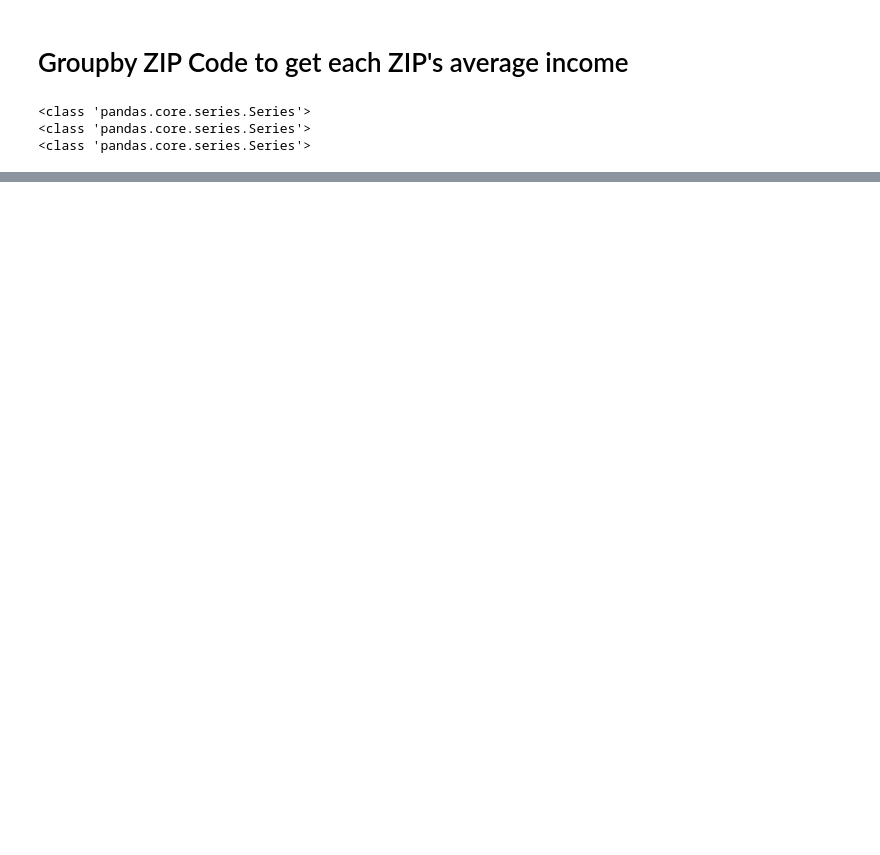
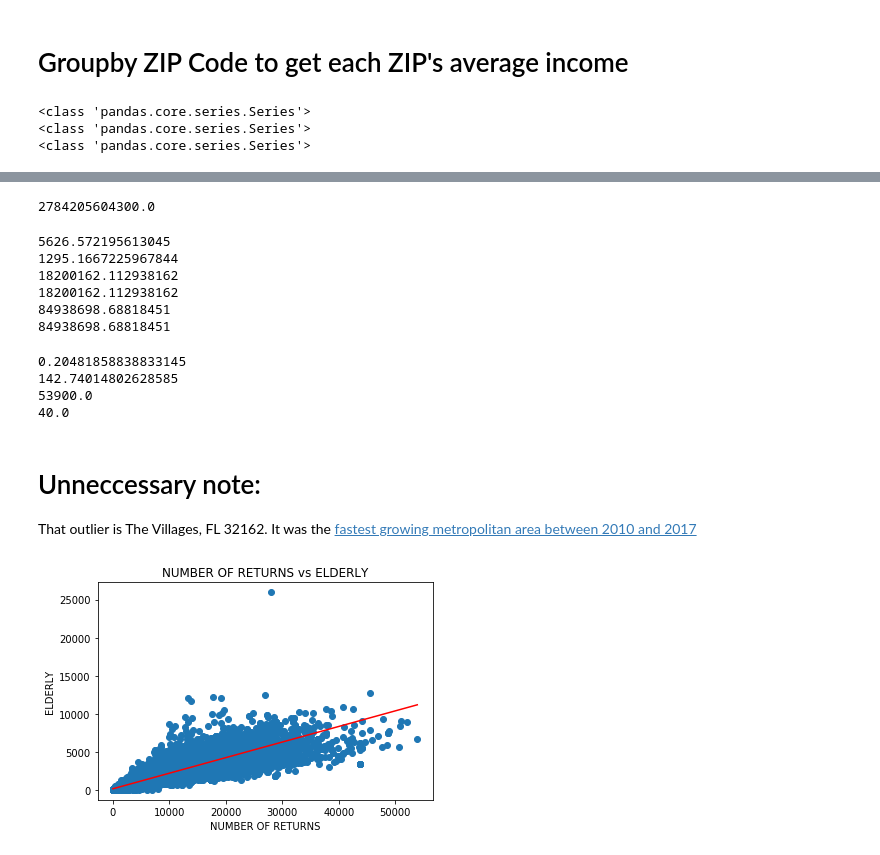
Before and after one commit to sjlapan/Economic_Predictors_of_Brewery_Success, a Jupyter notebook: TB_EDA.ipynb, the cells around one changed output, grey strips where cells are left out. Saved outputs shown, nothing was run; the diff lists cells and outputs as text; code cells hidden in the pictures; blank space fills up the shorter version.

Commit message:
Regression added to TB_EDA.ipynb; images changed from Images; resources added

```diff
--- a/TB_EDA.ipynb
+++ b/TB_EDA.ipynb
@@ -223,0 +237,3 @@ ValueError: setting an array element with a sequence.
+# %%
+full_merge_df = pd.merge(tax_all_df, brewery_df, how = "outer",
+                        on= "ZIP Code")
@@ -223,0 +267,74 @@ ValueError: setting an array element with a sequence.
+# %%
+(x ** 2).sum()
+# %% [output]
+2784205604300.0
+# %%
+print(x_bar)
+print(y_bar)
+print((x*y).sum()/len(x))
+print(x_times_y_mean)
+print(x_squareds_mean)
+print((x ** 2).sum()/len(x))
+# %% [output]
+5626.572195613045
+1295.1667225967844
+18200162.112938162
+18200162.112938162
+84938698.68818451
+84938698.68818451
+# %%
+def regression_func(x,y):
+
+    x_sum= x.sum()
+    y_sum= y.sum()
+
+    x_bar= x_sum/len(x)
+    y_bar= y_sum/len(y)
+
+    x_times_y_sum= (x*y).sum()
+    x_times_y_mean= x_times_y_sum/len(x)
+
+    x_squareds= (x ** 2)
+    x_squareds_mean = (x ** 2).sum()/len(x)
+
+    m= ((x_bar*y_bar) - x_times_y_mean)/((x_bar ** 2) - x_squareds_mean)
+    b= y_bar - m*x_bar
+
+    x_min= x.min()
+    x_max= x.max()
+
+    return {m: m,
+            b: b,
+            x_min: x_min,
+            x_max: x_max
+           }
+# %%
+test_x= pd.Series(full_merge_df["NUMBER OF RETURNS"])
+test_y= pd.Series(full_merge_df["ELDERLY"])
+# %%
+m,b,x_max, x_min= regression_func(test_x,test_y)
+# %%
+print(m)
+print(b)
+print(x_min)
+print(x_max)
+# %% [output]
+0.20481858838833145
+142.74014802628585
+53900.0
+40.0
+# %% [markdown]
+# Unneccessary note:
+That outlier is The Villages, FL 32162. It was the [fastest growing metropolitan area between 2010 and 2017](https://en.wikipedia.org/wiki/The_Villages,_Florida "The Villages, FL - Wikipedia")
+# %%
+plt.scatter(test_x,test_y)
+plt.plot([x_min,x_max], [m*x_min+b,m*x_max+b], 'r')
+
+plt.title("NUMBER OF RETURNS"+" vs "+"ELDERLY")
+plt.xlabel("NUMBER OF RETURNS")
+plt.ylabel("ELDERLY")
+
+plt.savefig("images/Number_of_Returns_vs_Elderly.png")
+plt.show()
+# %% [output]
+[figure, added]
```
Also changed, not shown: parts of 23 cells of this notebook, 7 other files.
